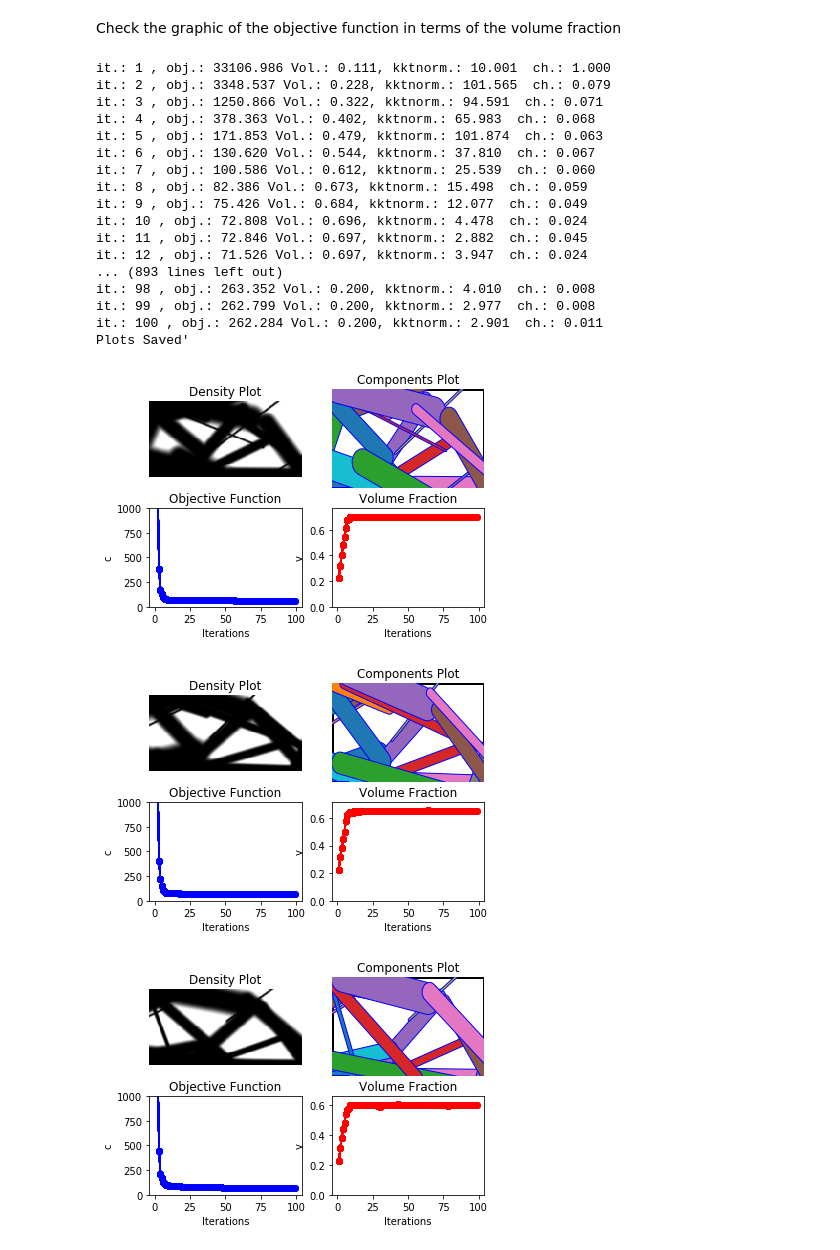
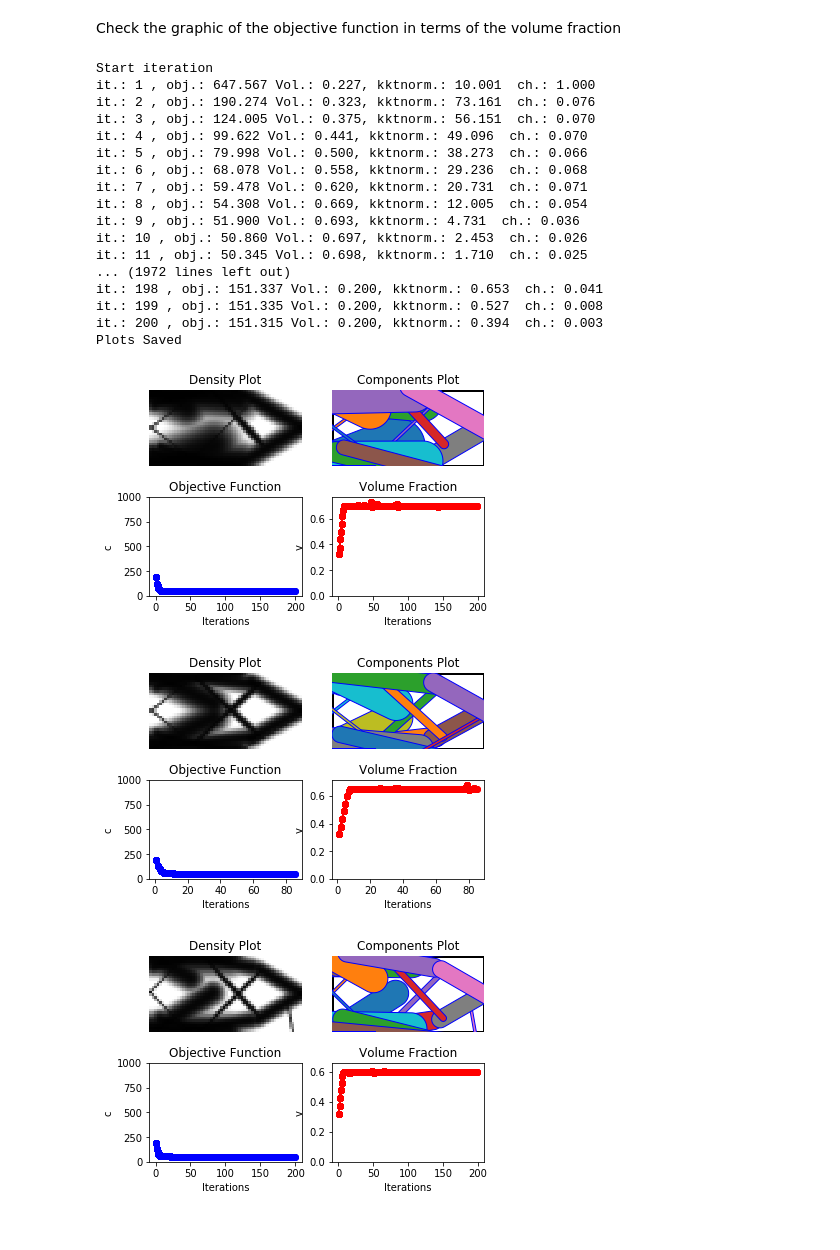
Before and after one commit to topggp/GGP-Python, a Jupyter notebook: Generalized_projection.ipynb, the cells around one changed output. Saved outputs shown, nothing was run; the diff lists cells and outputs as text; code cells hidden in the pictures.

```diff
--- a/Generalized_projection.ipynb
+++ b/Generalized_projection.ipynb
@@ -31,13 +31,13 @@ A maximum of iterations was added due to the long computational time.
 
 Topology_optimization.main( nelx, nely, volfrac, settings, BC)
 # %%
-nelx = 80
-nely = 40
+nelx = 60
+nely = 30
 volume_fraction = 0.4
 method = 'GGP'        # 'GGP'   'MMC'
 BC = 'Short_Cantiliever'       # 'MBB'   'Short_Cantiliever'   'L-Shape'   'Top_Rib'
 max_iterations = 500
 
-it, c, v, x, xn, yn, Mc, kktnorm = Topology_optimization.main(nelx,nely,volume_fraction,method,BC,max_iterations)
+it, c, v, x, xn, yn, Mc, kktnorm = Generalized_projection.main(nelx,nely,volume_fraction,method,BC,max_iterations)
 # %% [output]
 Start iteration
@@ -344,35 +557,35 @@ print("Plot Saved" )
 # %% [markdown]
 Check the graphic of the objective function in terms of the volume fraction
 # %%
-it70, c70, aa, bb, cc, dd, ee, ff = Topology_optimization.main(nelx,nely,0.70,method,BC,max_iterations)
-it65, c65, aa, bb, cc, dd, ee, ff = Topology_optimization.main(nelx,nely,0.65,method,BC,max_iterations)
-it60, c60, aa, bb, cc, dd, ee, ff = Topology_optimization.main(nelx,nely,0.60,method,BC,max_iterations)
-it55, c55, aa, bb, cc, dd, ee, ff = Topology_optimization.main(nelx,nely,0.55,method,BC,max_iterations)
-it50, c50, aa, bb, cc, dd, ee, ff = Topology_optimization.main(nelx,nely,0.50,method,BC,max_iterations)
-it45, c45, aa, bb, cc, dd, ee, ff = Topology_optimization.main(nelx,nely,0.45,method,BC,max_iterations)
-it40, c40, aa, bb, cc, dd, ee, ff = Topology_optimization.main(nelx,nely,0.40,method,BC,max_iterations)
-it35, c35, aa, bb, cc, dd, ee, ff = Topology_optimization.main(nelx,nely,0.35,method,BC,max_iterations)
-it30, c30, aa, bb, cc, dd, ee, ff = Topology_optimization.main(nelx,nely,0.30,method,BC,max_iterations)
-it25, c25, aa, bb, cc, dd, ee, ff = Topology_optimization.main(nelx,nely,0.25,method,BC,max_iterations)
-it20, c20, aa, bb, cc, dd, ee, ff = Topology_optimization.main(nelx,nely,0.20,method,BC,max_iterations)
+it70, c70, aa, bb, cc, dd, ee, ff = Generalized_projection.main(nelx,nely,0.70,method,BC,200)
+it65, c65, aa, bb, cc, dd, ee, ff = Generalized_projection.main(nelx,nely,0.65,method,BC,200)
+it60, c60, aa, bb, cc, dd, ee, ff = Generalized_projection.main(nelx,nely,0.60,method,BC,200)
+it55, c55, aa, bb, cc, dd, ee, ff = Generalized_projection.main(nelx,nely,0.55,method,BC,200)
+it50, c50, aa, bb, cc, dd, ee, ff = Generalized_projection.main(nelx,nely,0.50,method,BC,200)
+it45, c45, aa, bb, cc, dd, ee, ff = Generalized_projection.main(nelx,nely,0.45,method,BC,200)
+it40, c40, aa, bb, cc, dd, ee, ff = Generalized_projection.main(nelx,nely,0.40,method,BC,200)
+it35, c35, aa, bb, cc, dd, ee, ff = Generalized_projection.main(nelx,nely,0.35,method,BC,200)
+it30, c30, aa, bb, cc, dd, ee, ff = Generalized_projection.main(nelx,nely,0.30,method,BC,200)
+it25, c25, aa, bb, cc, dd, ee, ff = Generalized_projection.main(nelx,nely,0.25,method,BC,200)
+it20, c20, aa, bb, cc, dd, ee, ff = Generalized_projection.main(nelx,nely,0.20,method,BC,200)
 # %% [output]
-it.: 1 , obj.: 33106.986 Vol.: 0.111, kktnorm.: 10.001  ch.: 1.000
-it.: 2 , obj.: 3348.537 Vol.: 0.228, kktnorm.: 101.565  ch.: 0.079
-it.: 3 , obj.: 1250.866 Vol.: 0.322, kktnorm.: 94.591  ch.: 0.071
-it.: 4 , obj.: 378.363 Vol.: 0.402, kktnorm.: 65.983  ch.: 0.068
-it.: 5 , obj.: 171.853 Vol.: 0.479, kktnorm.: 101.874  ch.: 0.063
-it.: 6 , obj.: 130.620 Vol.: 0.544, kktnorm.: 37.810  ch.: 0.067
-it.: 7 , obj.: 100.586 Vol.: 0.612, kktnorm.: 25.539  ch.: 0.060
-it.: 8 , obj.: 82.386 Vol.: 0.673, kktnorm.: 15.498  ch.: 0.059
-it.: 9 , obj.: 75.426 Vol.: 0.684, kktnorm.: 12.077  ch.: 0.049
-it.: 10 , obj.: 72.808 Vol.: 0.696, kktnorm.: 4.478  ch.: 0.024
-it.: 11 , obj.: 72.846 Vol.: 0.697, kktnorm.: 2.882  ch.: 0.045
-it.: 12 , obj.: 71.526 Vol.: 0.697, kktnorm.: 3.947  ch.: 0.024
-... (893 lines left out)
-it.: 98 , obj.: 263.352 Vol.: 0.200, kktnorm.: 4.010  ch.: 0.008
-it.: 99 , obj.: 262.799 Vol.: 0.200, kktnorm.: 2.977  ch.: 0.008
-it.: 100 , obj.: 262.284 Vol.: 0.200, kktnorm.: 2.901  ch.: 0.011
-Plots Saved'
+Start iteration
+it.: 1 , obj.: 647.567 Vol.: 0.227, kktnorm.: 10.001  ch.: 1.000
+it.: 2 , obj.: 190.274 Vol.: 0.323, kktnorm.: 73.161  ch.: 0.076
+it.: 3 , obj.: 124.005 Vol.: 0.375, kktnorm.: 56.151  ch.: 0.070
+it.: 4 , obj.: 99.622 Vol.: 0.441, kktnorm.: 49.096  ch.: 0.070
+it.: 5 , obj.: 79.998 Vol.: 0.500, kktnorm.: 38.273  ch.: 0.066
+it.: 6 , obj.: 68.078 Vol.: 0.558, kktnorm.: 29.236  ch.: 0.068
+it.: 7 , obj.: 59.478 Vol.: 0.620, kktnorm.: 20.731  ch.: 0.071
+it.: 8 , obj.: 54.308 Vol.: 0.669, kktnorm.: 12.005  ch.: 0.054
+it.: 9 , obj.: 51.900 Vol.: 0.693, kktnorm.: 4.731  ch.: 0.036
+it.: 10 , obj.: 50.860 Vol.: 0.697, kktnorm.: 2.453  ch.: 0.026
+it.: 11 , obj.: 50.345 Vol.: 0.698, kktnorm.: 1.710  ch.: 0.025
+... (1972 lines left out)
+it.: 198 , obj.: 151.337 Vol.: 0.200, kktnorm.: 0.653  ch.: 0.041
+it.: 199 , obj.: 151.335 Vol.: 0.200, kktnorm.: 0.527  ch.: 0.008
+it.: 200 , obj.: 151.315 Vol.: 0.200, kktnorm.: 0.394  ch.: 0.003
+Plots Saved
-[figure, old version]
+[figure, new version]
-[figure, old version]
+[figure, new version]
-[figure, old version]
+[figure, new version]
```
Also changed, not shown: parts of 34 cells of this notebook, 2 other files.
